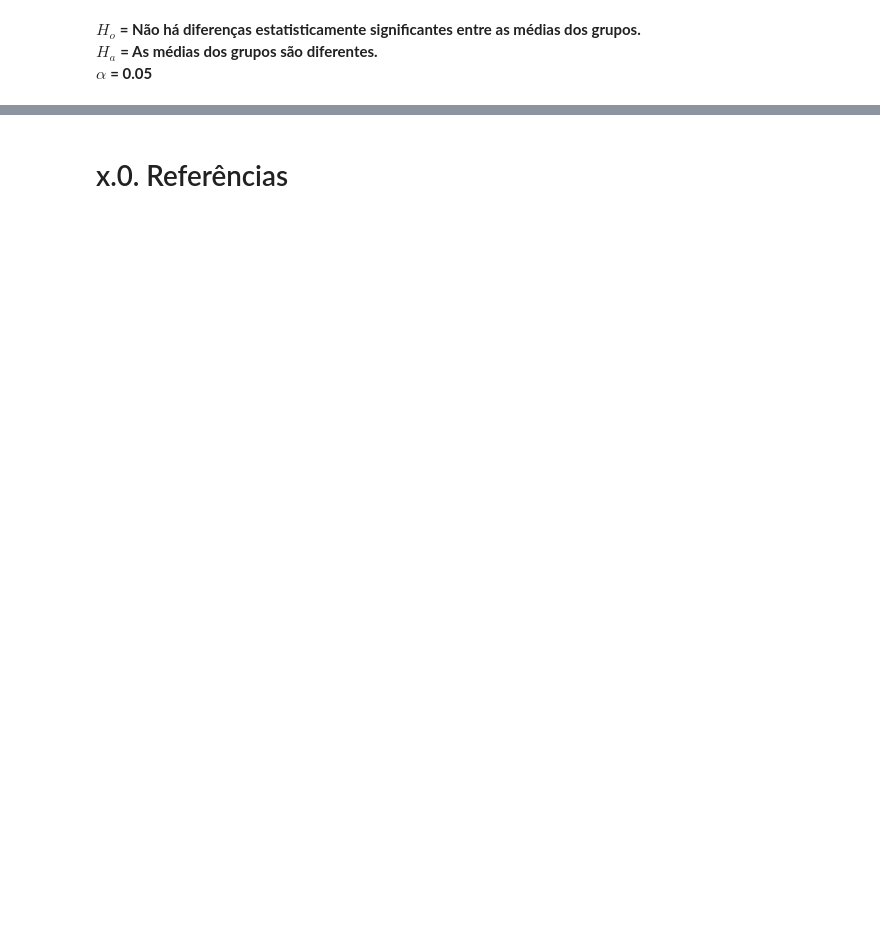
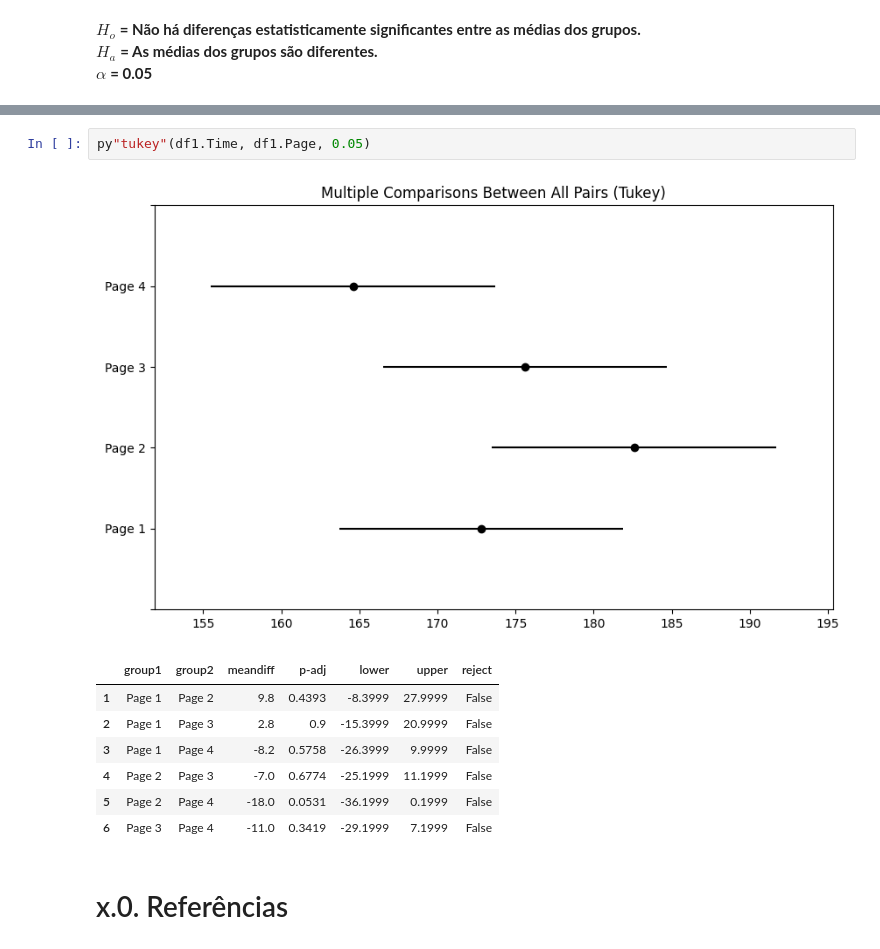
Before and after one commit to xGabrielR/Practical-Statistics-Book-Summary, a Jupyter notebook: notebooks/full_summary.ipynb, the cells around one changed output, grey strips where cells are left out. Drawn from its saved outputs; the diff is of its cells as text; blank space fills up the shorter version.

```diff
--- a/notebooks/full_summary.ipynb
+++ b/notebooks/full_summary.ipynb
@@ -982,3 +1046,14 @@ p_value_x2_x3
+# %%
+py"tukey"(df1.Time, df1.Page, 0.05)
+# %% [output]
+[figure, added]
+|  | group1 | group2 | meandiff | p-adj | lower | upper | reject |
+| 1 | Page 1 | Page 2 | 9.8 | 0.4393 | -8.3999 | 27.9999 | False |
+| 2 | Page 1 | Page 3 | 2.8 | 0.9 | -15.3999 | 20.9999 | False |
+| 3 | Page 1 | Page 4 | -8.2 | 0.5758 | -26.3999 | 9.9999 | False |
+| 4 | Page 2 | Page 3 | -7.0 | 0.6774 | -25.1999 | 11.1999 | False |
+| 5 | Page 2 | Page 4 | -18.0 | 0.0531 | -36.1999 | 0.1999 | False |
+| 6 | Page 3 | Page 4 | -11.0 | 0.3419 | -29.1999 | 7.1999 | False |
 # %% [markdown]
 # x.0. Referências
 # %% [markdown]
```
Also changed, not shown: parts of 28 cells of this notebook, 1 other file.
